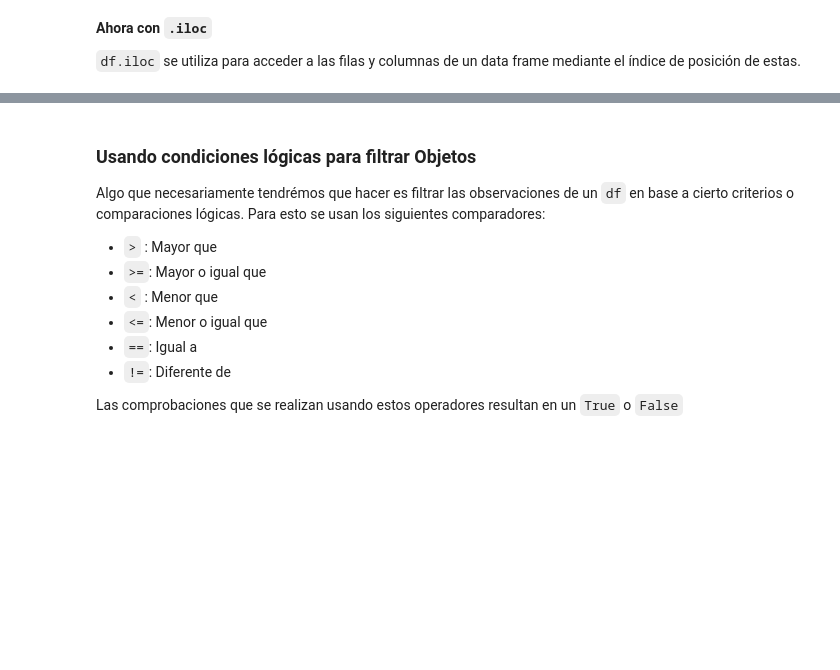
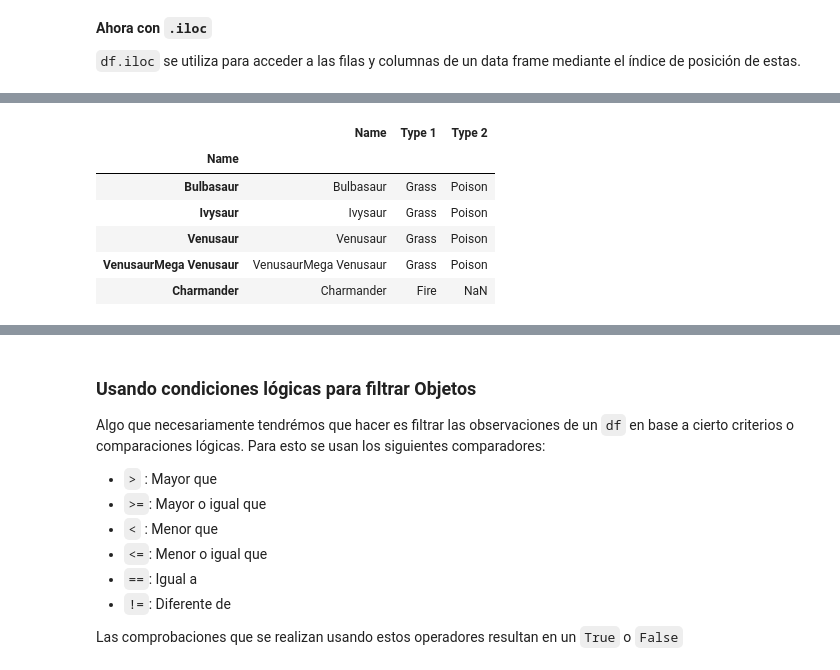
Before and after one commit to Johan-rosa/curso-python-bcrd, a Jupyter notebook: curso_python_bcrd.ipynb, the cells around one changed output, grey strips where cells are left out. Saved outputs shown, nothing was run; the diff lists cells and outputs as text; code cells hidden in the pictures; blank space fills up the shorter version.

```diff
--- a/curso_python_bcrd.ipynb
+++ b/curso_python_bcrd.ipynb
@@ -401,5 +463,13 @@ pokemon.iloc[0:3]
 # %%
 # Imprimir multiples filas o columnas usando .iloc
-pokemon.iloc[[1, 2, 3]]
+pokemon.iloc[:,[1, 2, 3]].head()
+# %% [output]
+|  | Name | Type 1 | Type 2 |
+| Name |  |  |  |
+| Bulbasaur | Bulbasaur | Grass | Poison |
+| Ivysaur | Ivysaur | Grass | Poison |
+| Venusaur | Venusaur | Grass | Poison |
+| VenusaurMega Venusaur | VenusaurMega Venusaur | Grass | Poison |
+| Charmander | Charmander | Fire | NaN |
 # %%
 pokemon.iloc[2:5, [1, 6]]
```
Also changed, not shown: parts of 33 cells of this notebook, 1 other file.
